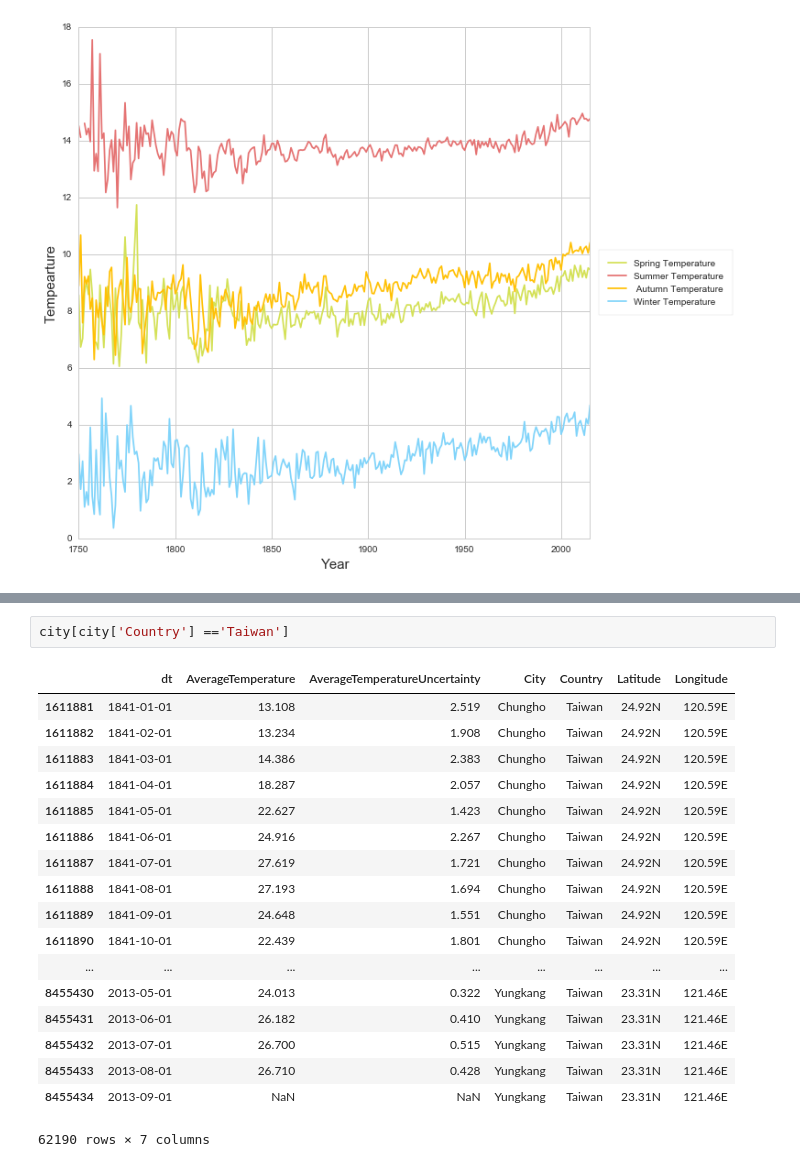
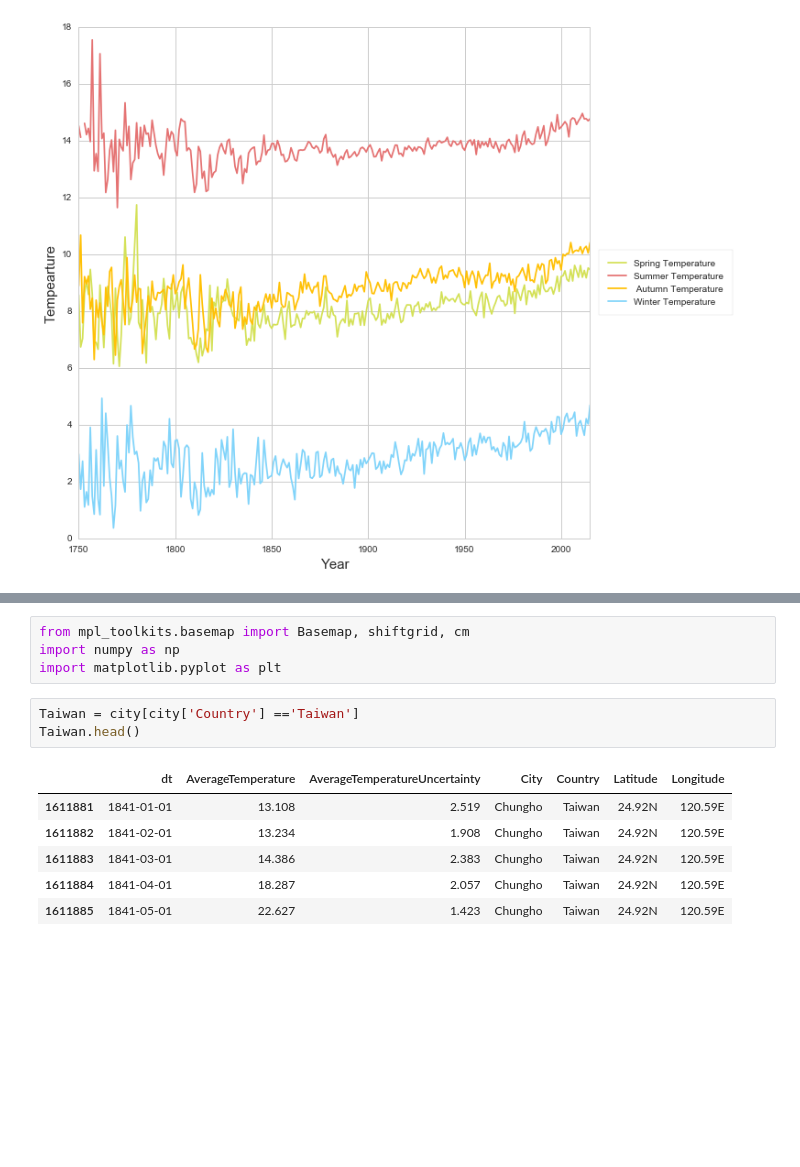
Before and after one commit to xingobar/visualization, a Jupyter notebook: Climate Change.ipynb, the cells around one changed output, grey strips where cells are left out. Cells and saved outputs as stored; diff of their text form; blank space fills up the shorter version.

```diff
--- a/Climate Change.ipynb
+++ b/Climate Change.ipynb
@@ -150,21 +141,14 @@ city.head()
+# %%
+from mpl_toolkits.basemap import Basemap, shiftgrid, cm
+import numpy as np
+import matplotlib.pyplot as plt
 # %%
-city[city['Country'] =='Taiwan']
+Taiwan = city[city['Country'] =='Taiwan']
+Taiwan.head()
 # %% [output]
 |  | dt | AverageTemperature | AverageTemperatureUncertainty | City | Country | Latitude | Longitude |
 | 1611881 | 1841-01-01 | 13.108 | 2.519 | Chungho | Taiwan | 24.92N | 120.59E |
 | 1611882 | 1841-02-01 | 13.234 | 1.908 | Chungho | Taiwan | 24.92N | 120.59E |
 | 1611883 | 1841-03-01 | 14.386 | 2.383 | Chungho | Taiwan | 24.92N | 120.59E |
 | 1611884 | 1841-04-01 | 18.287 | 2.057 | Chungho | Taiwan | 24.92N | 120.59E |
 | 1611885 | 1841-05-01 | 22.627 | 1.423 | Chungho | Taiwan | 24.92N | 120.59E |
-| 1611886 | 1841-06-01 | 24.916 | 2.267 | Chungho | Taiwan | 24.92N | 120.59E |
-| 1611887 | 1841-07-01 | 27.619 | 1.721 | Chungho | Taiwan | 24.92N | 120.59E |
-| 1611888 | 1841-08-01 | 27.193 | 1.694 | Chungho | Taiwan | 24.92N | 120.59E |
-| 1611889 | 1841-09-01 | 24.648 | 1.551 | Chungho | Taiwan | 24.92N | 120.59E |
-| 1611890 | 1841-10-01 | 22.439 | 1.801 | Chungho | Taiwan | 24.92N | 120.59E |
-| ... | ... | ... | ... | ... | ... | ... | ... |
-| 8455430 | 2013-05-01 | 24.013 | 0.322 | Yungkang | Taiwan | 23.31N | 121.46E |
-| 8455431 | 2013-06-01 | 26.182 | 0.410 | Yungkang | Taiwan | 23.31N | 121.46E |
-| 8455432 | 2013-07-01 | 26.700 | 0.515 | Yungkang | Taiwan | 23.31N | 121.46E |
-| 8455433 | 2013-08-01 | 26.710 | 0.428 | Yungkang | Taiwan | 23.31N | 121.46E |
-| 8455434 | 2013-09-01 | NaN | NaN | Yungkang | Taiwan | 23.31N | 121.46E |
-62190 rows × 7 columns
```
Also changed, not shown: parts of 6 cells of this notebook.
